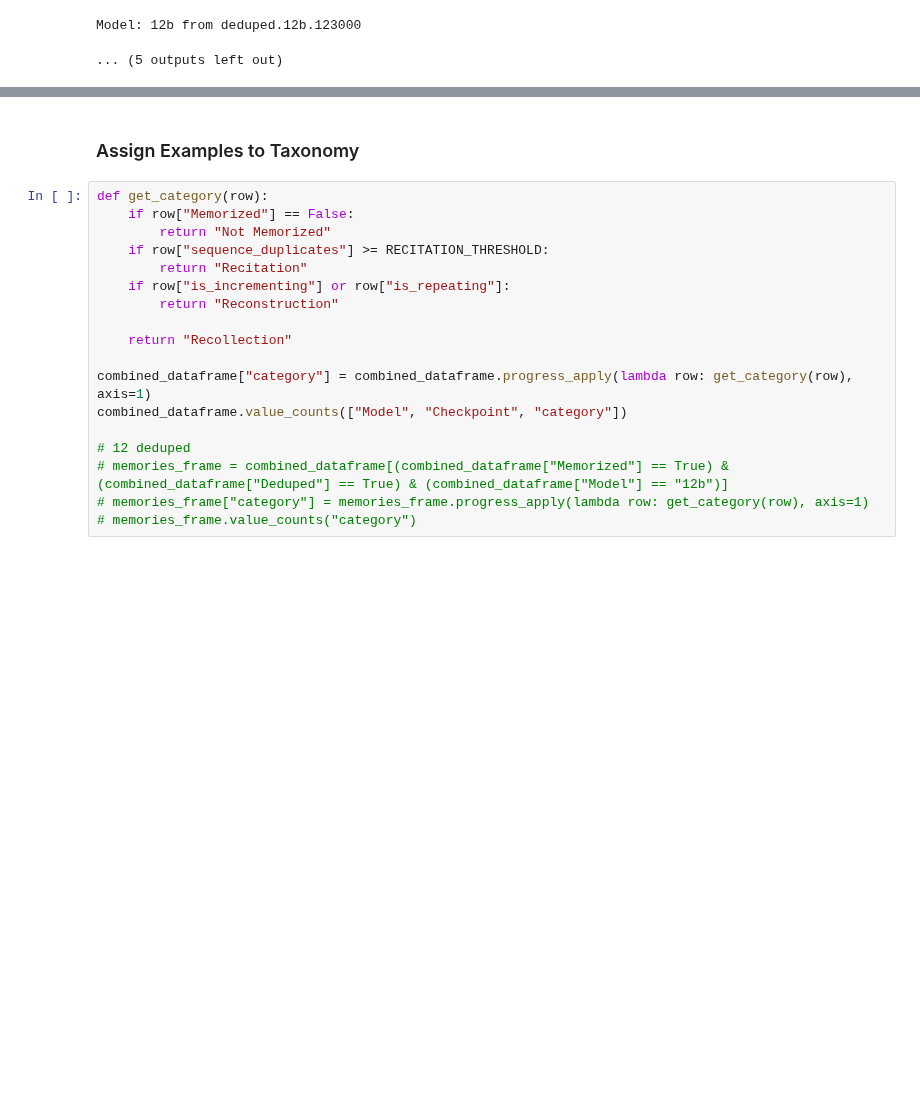
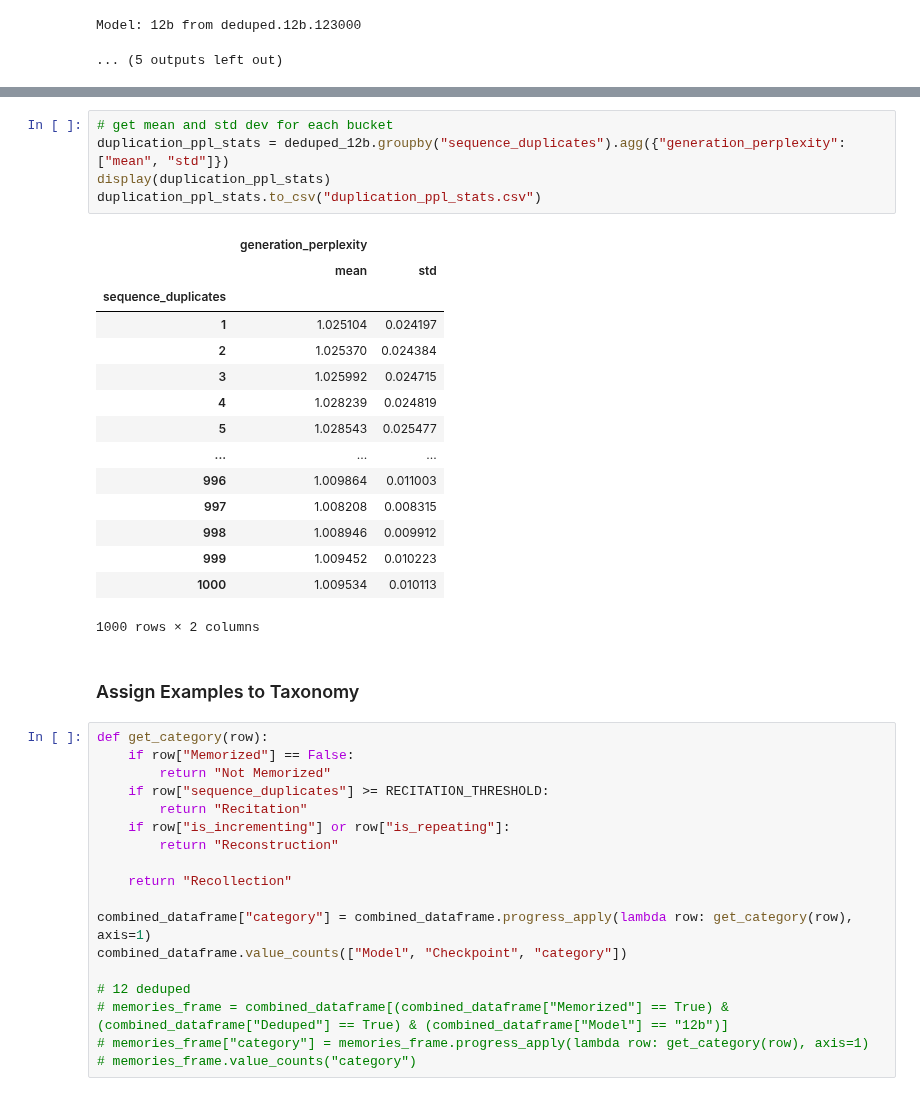
Before and after one commit to EleutherAI/semantic-memorization, a Jupyter notebook: working_dirs/kyle/results_analysis/results_analysis.ipynb, the cells around one changed output, grey strips where cells are left out. Saved outputs shown, nothing was run; the diff lists cells and outputs as text; blank space fills up the shorter version.

```diff
--- a/working_dirs/kyle/results_analysis/results_analysis.ipynb
+++ b/working_dirs/kyle/results_analysis/results_analysis.ipynb
@@ -111,3 +143,24 @@ Model: 12b from deduped.12b.123000
+# %%
+# get mean and std dev for each bucket
+duplication_ppl_stats = deduped_12b.groupby("sequence_duplicates").agg({"generation_perplexity": ["mean", "std"]})
+display(duplication_ppl_stats)
+duplication_ppl_stats.to_csv("duplication_ppl_stats.csv")
+# %% [output]
+|  | generation_perplexity |  |
+|  | mean | std |
+| sequence_duplicates |  |  |
+| 1 | 1.025104 | 0.024197 |
+| 2 | 1.025370 | 0.024384 |
+| 3 | 1.025992 | 0.024715 |
+| 4 | 1.028239 | 0.024819 |
+| 5 | 1.028543 | 0.025477 |
+| ... | ... | ... |
+| 996 | 1.009864 | 0.011003 |
+| 997 | 1.008208 | 0.008315 |
+| 998 | 1.008946 | 0.009912 |
+| 999 | 1.009452 | 0.010223 |
+| 1000 | 1.009534 | 0.010113 |
+1000 rows × 2 columns
 # %% [markdown]
 ### Assign Examples to Taxonomy
 # %%
```
Also changed, not shown: parts of 11 cells of this notebook, 2 other files.
